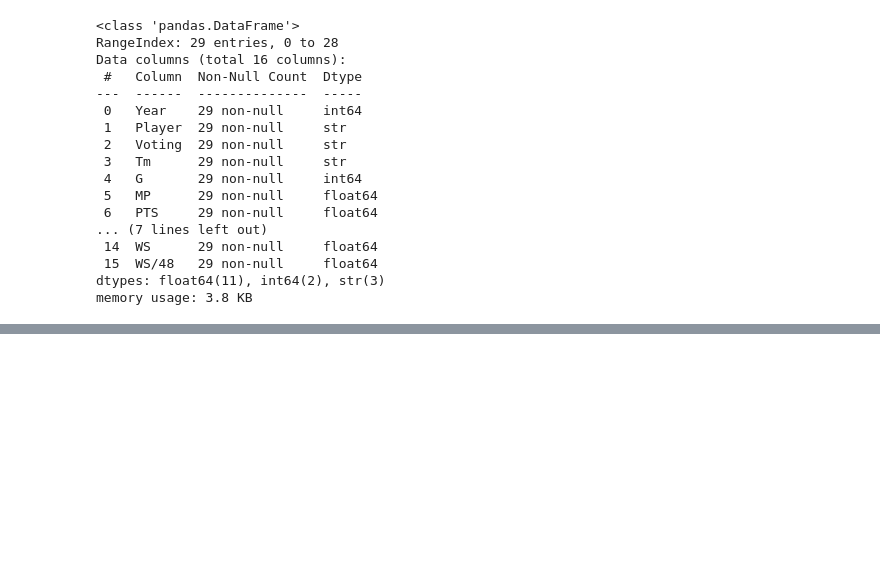
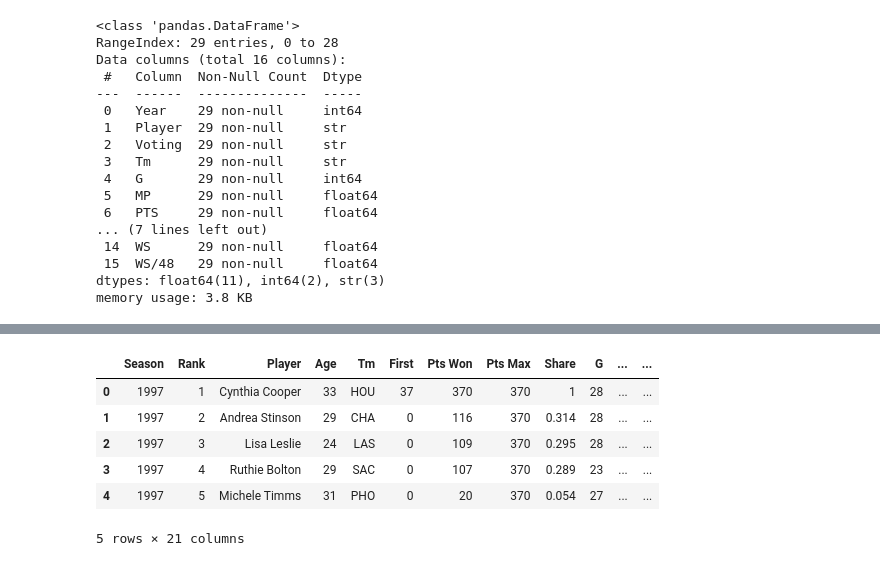
Before and after one commit to reem-naji/wnba, a Jupyter notebook: ml/notebooks/scrape.ipynb, the cells around one changed output, grey strips where cells are left out. Cells and saved outputs as stored; diff of their text form; code cells hidden in the pictures; blank space fills up the shorter version.

```diff
--- a/ml/notebooks/scrape.ipynb
+++ b/ml/notebooks/scrape.ipynb
@@ -518,0 +441,22 @@ final_df.to_csv('../data/classification_data.csv')
+# %%
+def extract_all_mvp_votes(start_year=1997, end_year=2025):
+    df = pd.DataFrame()
+    for year in range(start_year,end_year+1):
+        url = f"https://www.basketball-reference.com/wnba/awards/awards_{year}.html#all_mvp"
+        response = requests.get(url)
+        soup = BeautifulSoup(response.content, 'html.parser')
+        table = soup.find('table', {'id':'mvp'})
+        headers =  ['Season']+[th.getText() for th in table.find('tr', {'over_header'}).find_next_sibling().find_all('th')]
+        rows = []
+        for row in table.find('tbody').find_all('tr'):
+            ths = row.find_all('th')
+            tds = row.find_all('td')
+            rows.append([year]+[th.getText() for th in ths]+[td.getText() for td in tds])
+
+        data = pd.DataFrame(rows, columns=headers)
+        df = pd.concat([df, data], axis=0)
+
+        time.sleep(4)
+    return df
+# %%
+scraped_mvp_votes = extract_all_mvp_votes()
@@ -518,0 +467,11 @@ final_df.to_csv('../data/classification_data.csv')
+# %%
+mvp_votes = scraped_mvp_votes
+mvp_votes.head()
+# %% [output]
+|  | Season | Rank | Player | Age | Tm | First | Pts Won | Pts Max | Share | G | ... | ... |
+| 0 | 1997 | 1 | Cynthia Cooper | 33 | HOU | 37 | 370 | 370 | 1 | 28 | ... | ... |
+| 1 | 1997 | 2 | Andrea Stinson | 29 | CHA | 0 | 116 | 370 | 0.314 | 28 | ... | ... |
+| 2 | 1997 | 3 | Lisa Leslie | 24 | LAS | 0 | 109 | 370 | 0.295 | 28 | ... | ... |
+| 3 | 1997 | 4 | Ruthie Bolton | 29 | SAC | 0 | 107 | 370 | 0.289 | 23 | ... | ... |
+| 4 | 1997 | 5 | Michele Timms | 31 | PHO | 0 | 20 | 370 | 0.054 | 27 | ... | ... |
+5 rows × 21 columns
```
Also changed, not shown: parts of 21 cells of this notebook, 2 other files.
